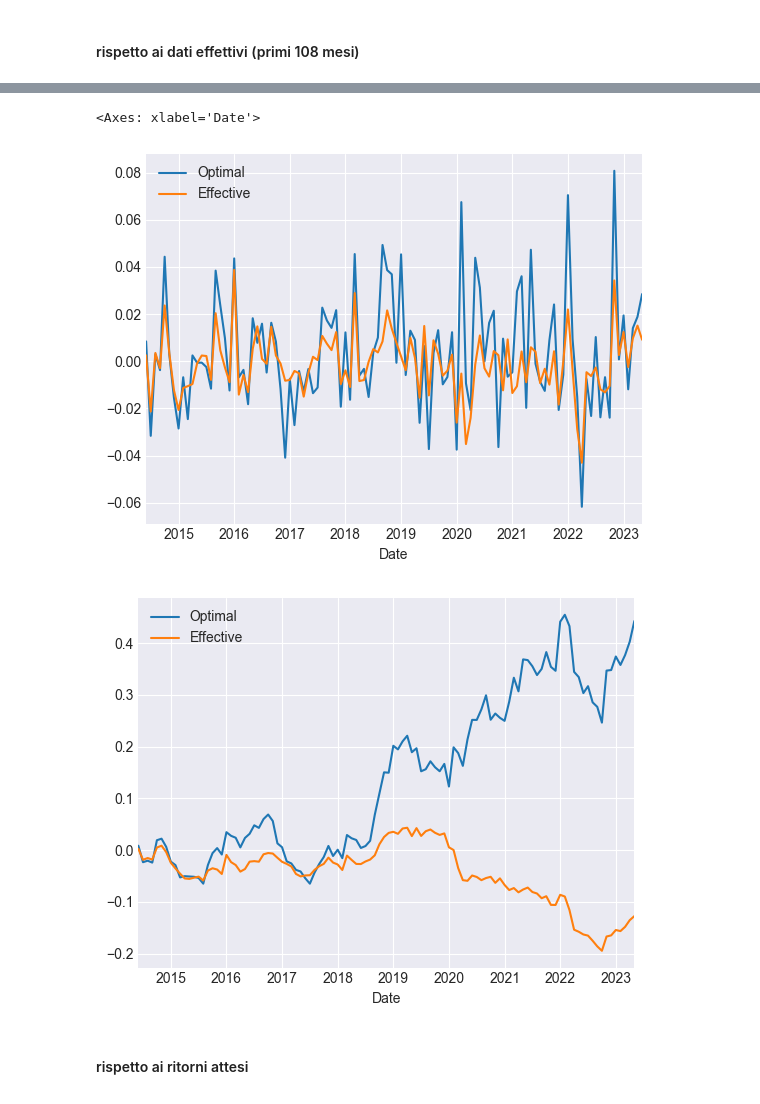
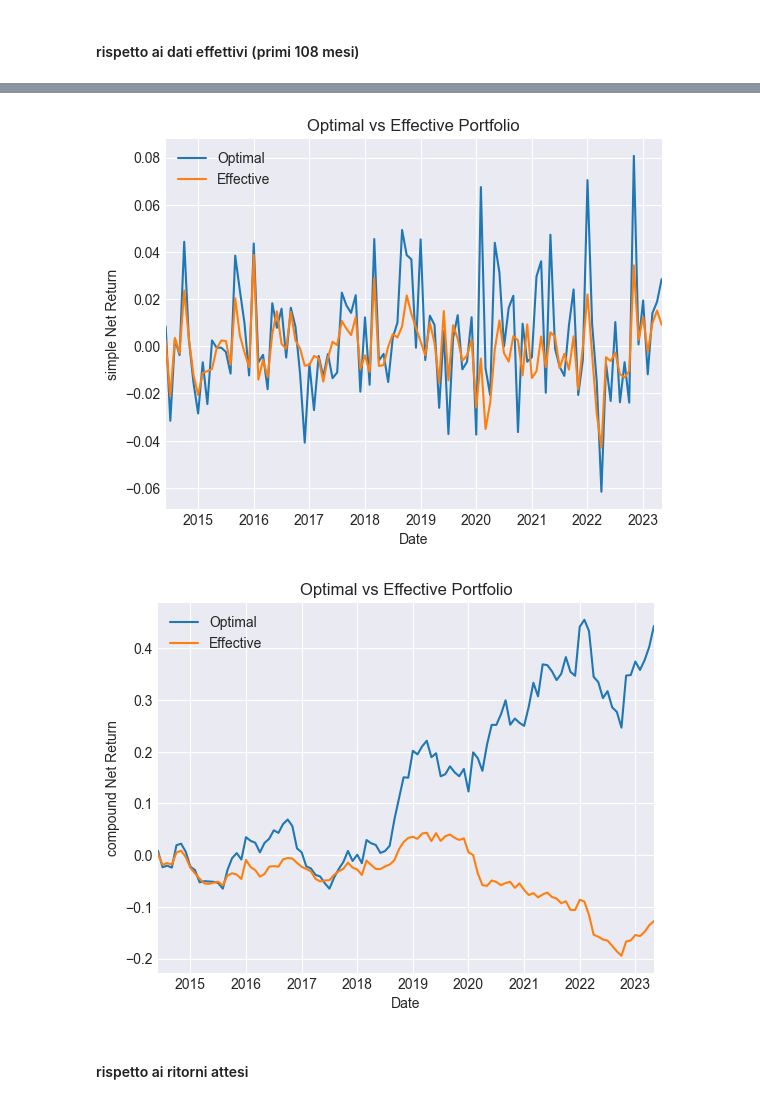
Before and after one commit to IlRickIs/BISF-project, a Jupyter notebook: project.ipynb, the cells around one changed output, grey strips where cells are left out. Cells and saved outputs as stored; diff of their text form; code cells hidden in the pictures.

```diff
--- a/project.ipynb
+++ b/project.ipynb
@@ -1426,21 +1408,34 @@ Weights: {'BAC': 0.16666666666666666, 'HII': 0.16666666666666666, 'INTC': 0.1666
 # %%
 portfolio_compare_simple_return = pd.DataFrame(index= prices_df.index, columns = ['Optimal', 'Effective'])
 
 portfolio_compare_simple_return['Optimal'] = (returns_df * max_sharpe_ratio_portfolio_data['x']).apply(lambda x: np.sum(x), axis=1 )
 portfolio_compare_simple_return['Effective'] = (returns_df *effective_portfolio['x']).apply(lambda x: np.sum(x), axis=1 )
 
 portfolio_compare_simple_return = portfolio_compare_simple_return.resample('ME').last().dropna()
 
 portfolio_compare_compound_return = pd.DataFrame(index= portfolio_compare_simple_return.index, columns = ['Optimal', 'Effective'])
 portfolio_compare_compound_return['Optimal'] = (portfolio_compare_simple_return['Optimal']+1).cumprod()-1
 portfolio_compare_compound_return['Effective'] = (portfolio_compare_simple_return['Effective']+1).cumprod()-1
 
+PORTFOLIO_PATH = IMAGE_PATH + "/portfolio/"
+create_folder(PORTFOLIO_PATH)
+
+
 portfolio_compare_simple_return.plot()
+plt.title("Optimal vs Effective Portfolio")
+plt.xlabel("Date")
+plt.ylabel("simple Net Return")
+plt.savefig(PORTFOLIO_PATH + "simple_net_Optimal_vs_Effective_Portfolio.png")
+
+
 portfolio_compare_compound_return.plot()
+plt.title("Optimal vs Effective Portfolio")
+plt.xlabel("Date")
+plt.ylabel("compound Net Return")
+plt.savefig(PORTFOLIO_PATH + "compound_net_Optimal_vs_Effective_Portfolio.png")
 # %% [output]
-<Axes: xlabel='Date'>
-[figure, old version]
+[figure, new version]
-[figure, old version]
+[figure, new version]
 # %% [markdown]
 <h4> rispetto ai ritorni attesi </h4>
 # %%
```
Also changed, not shown: parts of 31 cells of this notebook, 1 other file.
